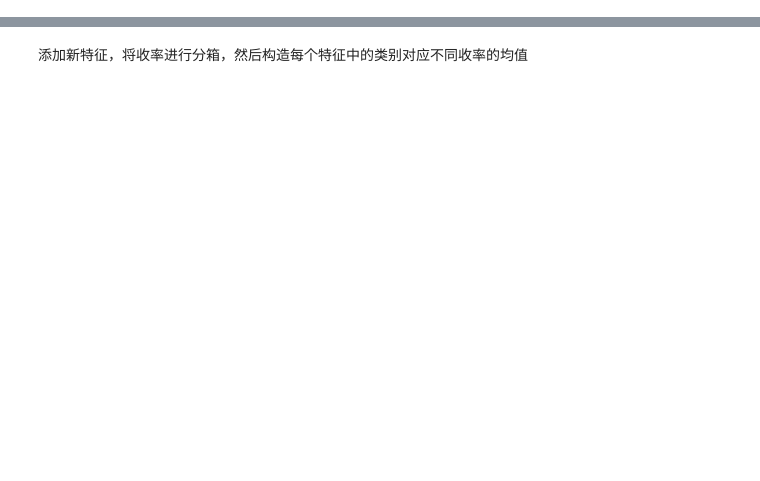
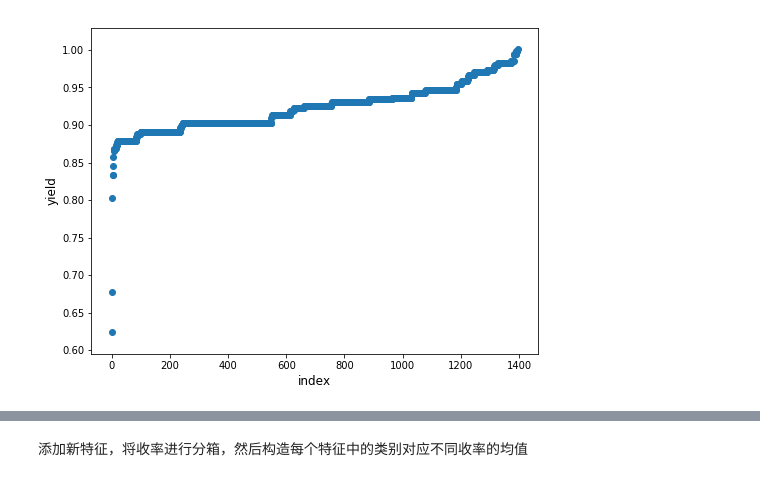
Before and after one commit to zmecust/machine-learning, a Jupyter notebook: jinnan.ipynb, the cells around one changed output, grey strips where cells are left out. Cells and saved outputs as stored; diff of their text form; code cells hidden in the pictures; blank space fills up the shorter version.

```diff
--- a/jinnan.ipynb
+++ b/jinnan.ipynb
@@ -26,0 +99,10 @@ test  = pd.read_csv('datasets/jinnan/jinnan_round1_testA_20181227.csv', encoding
+# %%
+target_col = "收率"
+
+plt.figure(figsize=(8,6))
+plt.scatter(range(train.shape[0]), np.sort(train[target_col].values))
+plt.xlabel('index', fontsize=12)
+plt.ylabel('yield', fontsize=12)
+plt.show()
+# %% [output]
+[figure, added]
```
Also changed, not shown: parts of 24 cells of this notebook.
